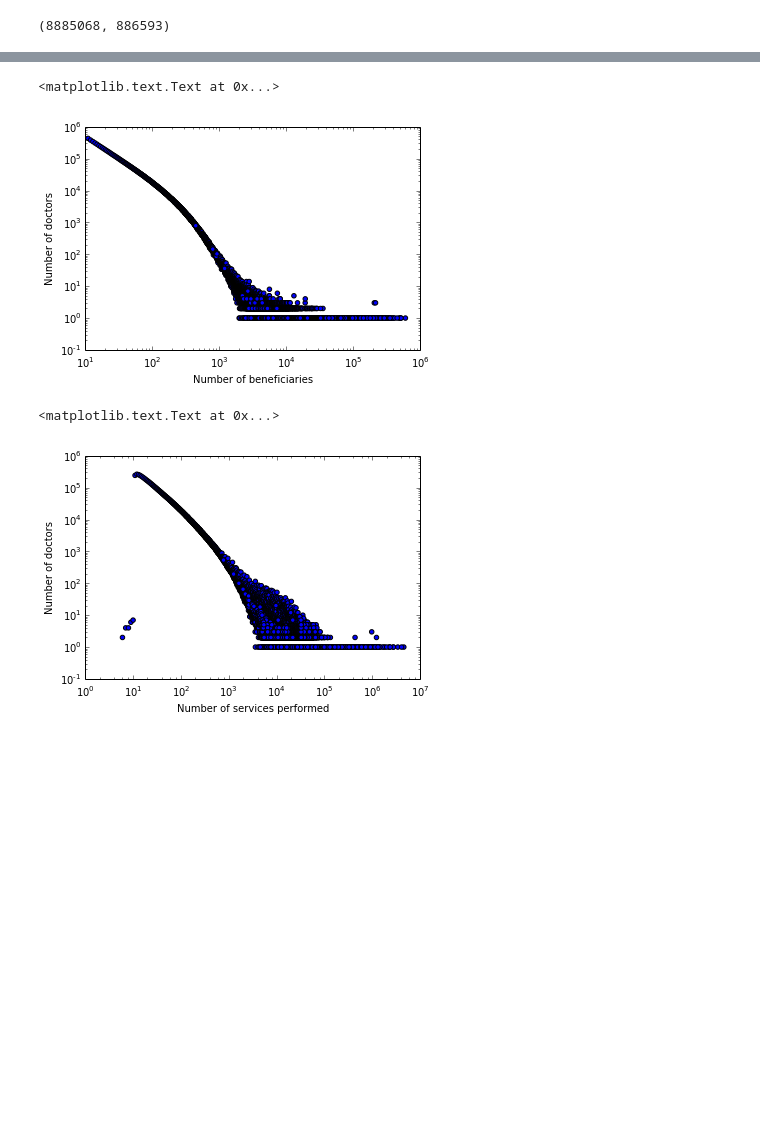
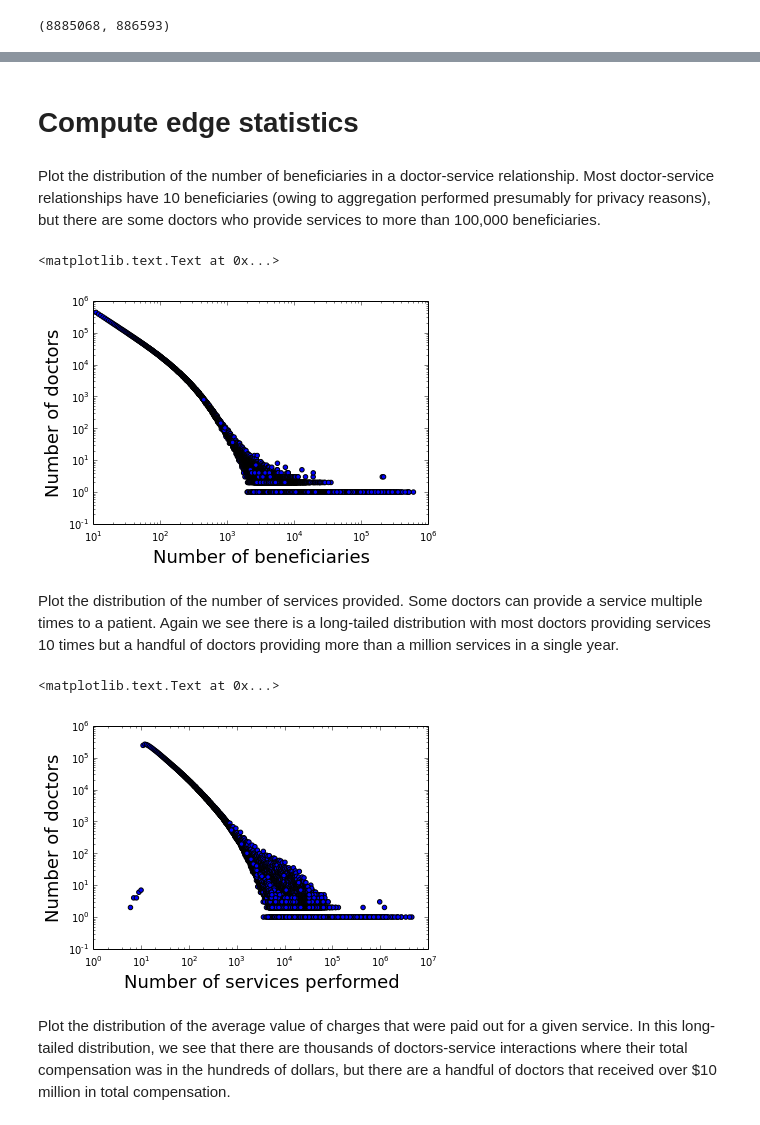
Before and after one commit to brianckeegan/Medicare, a Jupyter notebook: Analysis.ipynb, the cells around one changed output, grey strips where cells are left out. Drawn from its saved outputs; the diff is of its cells as text; code cells hidden in the pictures; blank space fills up the shorter version.

```diff
--- a/Analysis.ipynb
+++ b/Analysis.ipynb
@@ -80,25 +96,33 @@ plt.ylabel('Number of doctors')
+# %% [markdown]
+# Compute edge statistics
+# %% [markdown]
+Plot the distribution of the number of beneficiaries in a doctor-service relationship. Most doctor-service relationships have 10 beneficiaries (owing to aggregation performed presumably for privacy reasons), but there are some doctors who provide services to more than 100,000 beneficiaries.
 # %%
 b_edges = Counter([i[2]['b'] for i in g.edges_iter(data=True)])
 
 plt.scatter(b_edges.keys(),b_edges.values())
 plt.xscale('log')
 plt.yscale('log')
-plt.xlabel('Number of beneficiaries')
-plt.ylabel('Number of doctors')
+plt.xlabel('Number of beneficiaries',fontsize=18)
+plt.ylabel('Number of doctors',fontsize=18)
 # %% [output]
 <matplotlib.text.Text at 0x...>
-[figure, old version]
+[figure, new version]
+# %% [markdown]
+Plot the distribution of the number of services provided. Some doctors can provide a service multiple times to a patient. Again we see there is a long-tailed distribution with most doctors providing services 10 times but a handful of doctors providing more than a million services in a single year.
 # %%
 s_edges = Counter([i[2]['s'] for i in g.edges_iter(data=True)])
 
 plt.scatter(s_edges.keys(),s_edges.values())
 plt.xscale('log')
 plt.yscale('log')
-plt.xlabel('Number of services performed')
-plt.ylabel('Number of doctors')
+plt.xlabel('Number of services performed',fontsize=18)
+plt.ylabel('Number of doctors',fontsize=18)
 # %% [output]
 <matplotlib.text.Text at 0x...>
-[figure, old version]
+[figure, new version]
+# %% [markdown]
+Plot the distribution of the average value of charges that were paid out for a given service. In this long-tailed distribution, we see that there are thousands of doctors-service interactions where their total compensation was in the hundreds of dollars, but there are a handful of doctors that received over $10 million in total compensation.
 # %%
 tp_edges = Counter([round(i[2]['tp']+1,0) for i in g.edges_iter(data=True)])
 
```
Also changed, not shown: parts of 12 cells of this notebook.
